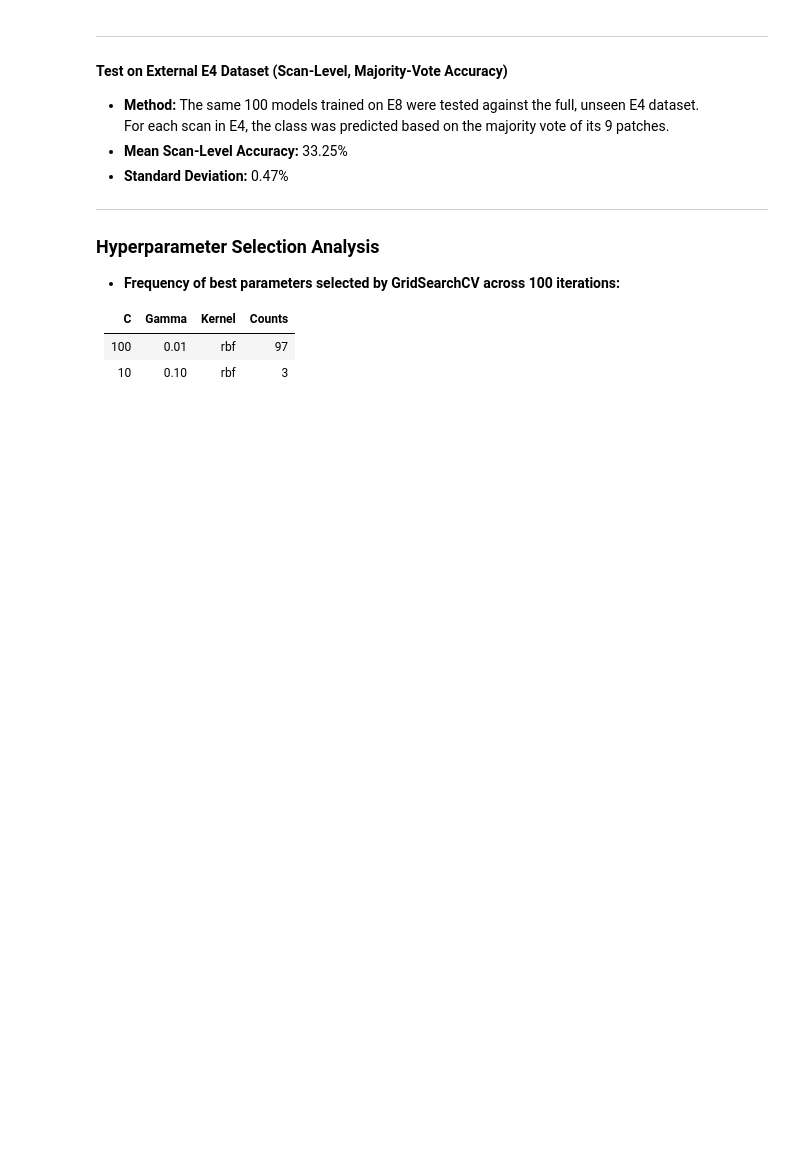
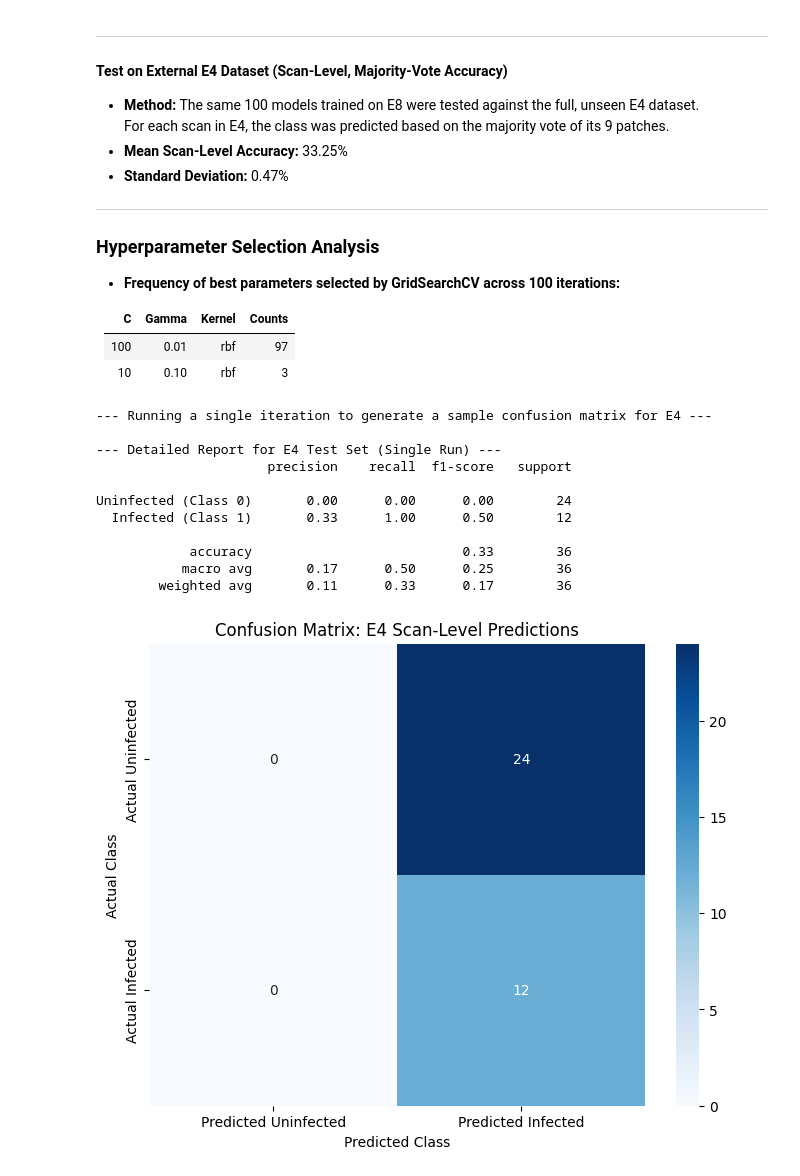
Before and after one commit to waterpie10/CassavaDiseaseDetection, a Jupyter notebook: crossTrialE8TrianE4Test.ipynb, the cells around one changed output. Drawn from its saved outputs; the diff is of its cells as text; code cells hidden in the pictures; blank space fills up the shorter version.

```diff
--- a/crossTrialE8TrianE4Test.ipynb
+++ b/crossTrialE8TrianE4Test.ipynb
@@ -246,3 +246,74 @@ Frequency of best parameters selected by GridSearchCV across 100 iterations:
 |-------|-------|--------|--------|
 |  100  | 0.01  |  rbf   |   97   |
 |   10  | 0.10  |  rbf   |    3   |
+# %%
+# CODE CELL FOR ANALYSIS (Add to your E8 -> E4 Notebook)
+
+from sklearn.metrics import confusion_matrix, classification_report
+import seaborn as sns
+import matplotlib.pyplot as plt
+
+# --- This block re-runs the first iteration to get a sample confusion matrix ---
+print("--- Running a single iteration to generate a sample confusion matrix for E4 ---")
+
+# 1. Shuffle and Split E8 data
+random.shuffle(e8_uninfected_scans)
+random.shuffle(e8_ucbsv_scans)
+e8_test_scans = [e8_uninfected_scans[0], e8_ucbsv_scans[0]]
+e8_train_val_scans = e8_uninfected_scans[1:] + e8_ucbsv_scans[1:]
+
+# 2. Prepare patch-level data
+X_train_val = np.concatenate(e8_train_val_scans)
+y_train_val = np.concatenate([np.full(len(e8_uninfected_scans[1:]) * 9, 0), np.full(len(e8_ucbsv_scans[1:]) * 9, 1)])
+
+# 3. Scale data
+scaler = StandardScaler().fit(X_train_val)
+X_train_val_scaled = scaler.transform(X_train_val)
+X_test_e4_scaled = scaler.transform(X_test_e4_patches)
+
+# 4. Tune and Train the model
+cv_splitter = StratifiedKFold(n_splits=CV_FOLDS, shuffle=True, random_state=42)
+grid_search = GridSearchCV(SVC(probability=True), PARAM_GRID, cv=cv_splitter, n_jobs=-1)
+grid_search.fit(X_train_val_scaled, y_train_val)
+final_model = SVC(**grid_search.best_params_).fit(X_train_val_scaled, y_train_val)
+
+# 5. Predict on E4 and get majority vote predictions
+y_pred_e4_patches = final_model.predict(X_test_e4_scaled)
+y_pred_e4_scans = []
+current_patch_index = 0
+for scan_group in (e4_uninfected_scans, e4_ucbsv_scans):
+    for scan in scan_group:
+        num_patches = len(scan)
+        scan_patch_preds = y_pred_e4_patches[current_patch_index : current_patch_index + num_patches]
+        current_patch_index += num_patches
+        majority_vote = Counter(scan_patch_preds).most_common(1)[0][0]
+        y_pred_e4_scans.append(majority_vote)
+
+# --- Generate and Print the Report and Matrix ---
+print("\n--- Detailed Report for E4 Test Set (Single Run) ---")
+# y_true_e4_scans was defined in your original script
+# Class 0 = Uninfected, Class 1 = Infected
+print(classification_report(y_true_e4_scans, y_pred_e4_scans, target_names=['Uninfected (Class 0)', 'Infected (Class 1)']))
+
+cm = confusion_matrix(y_true_e4_scans, y_pred_e4_scans)
+plt.figure(figsize=(8, 6))
+sns.heatmap(cm, annot=True, fmt='d', cmap='Blues',
+            xticklabels=['Predicted Uninfected', 'Predicted Infected'],
+            yticklabels=['Actual Uninfected', 'Actual Infected'])
+plt.title('Confusion Matrix: E4 Scan-Level Predictions')
+plt.ylabel('Actual Class')
+plt.xlabel('Predicted Class')
+plt.show()
+# %% [output]
+--- Running a single iteration to generate a sample confusion matrix for E4 ---
+
+--- Detailed Report for E4 Test Set (Single Run) ---
+                      precision    recall  f1-score   support
+
+Uninfected (Class 0)       0.00      0.00      0.00        24
+  Infected (Class 1)       0.33      1.00      0.50        12
+
+            accuracy                           0.33        36
+           macro avg       0.17      0.50      0.25        36
+        weighted avg       0.11      0.33      0.17        36
+[figure, added]
```
Also changed, not shown: parts of 2 cells of this notebook.
